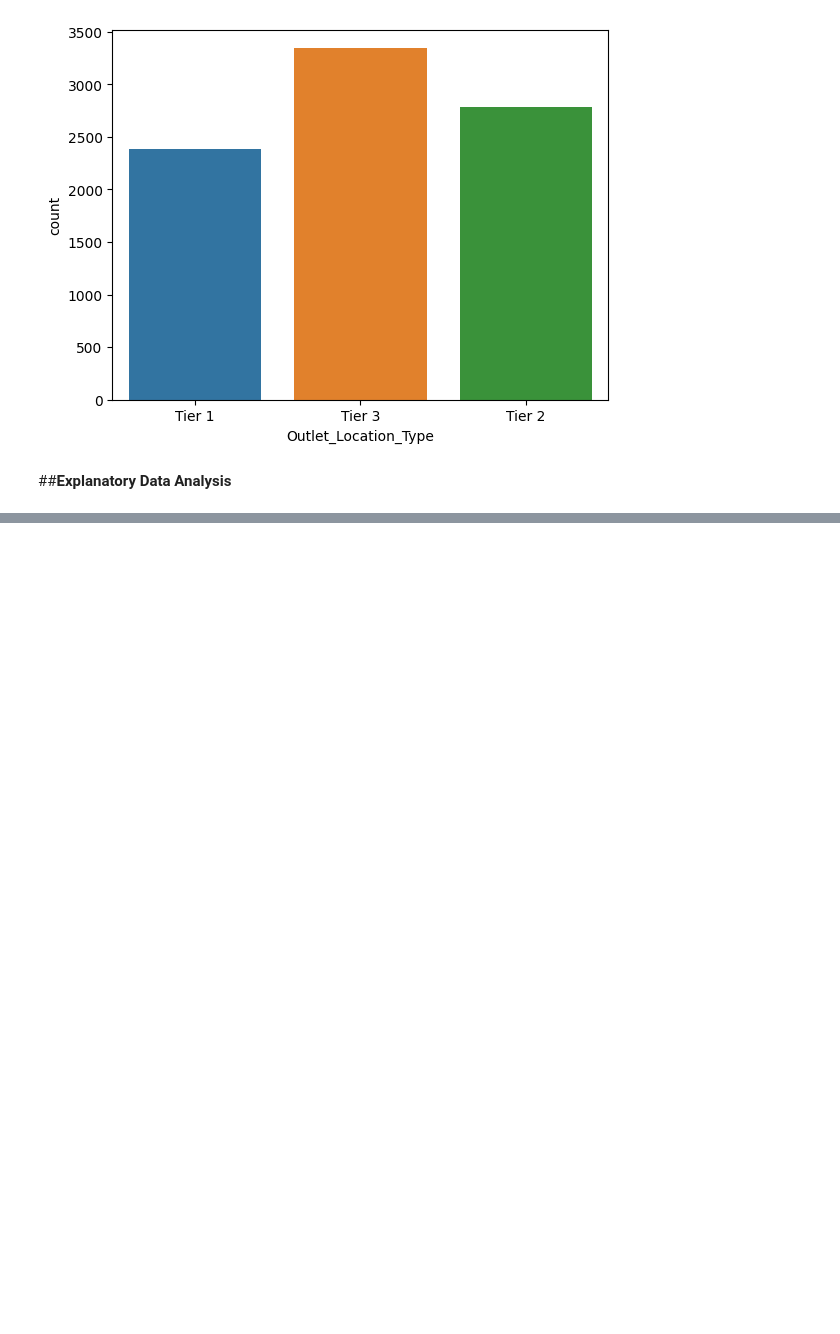
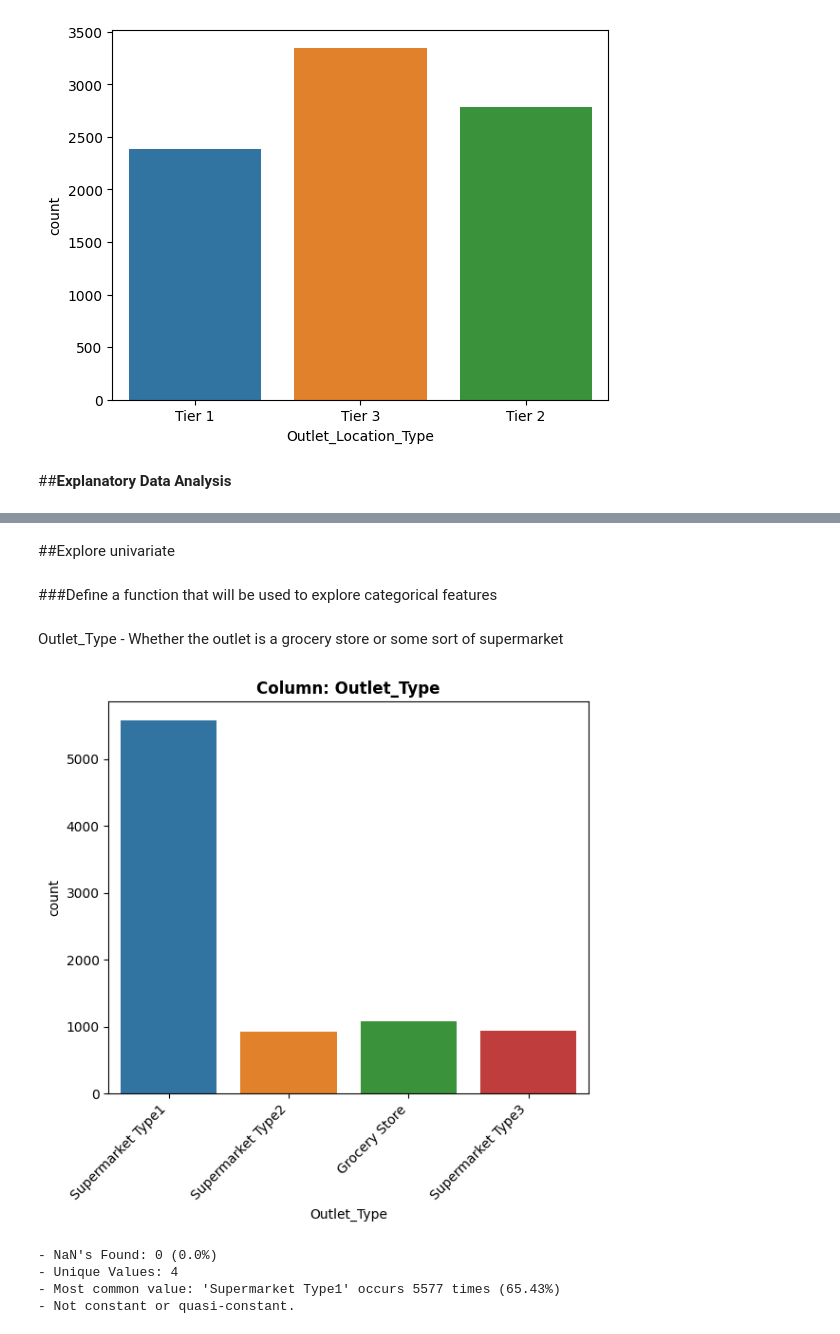
Before and after one commit to nenarossbce/Prediction-of-Product-Sales, a Jupyter notebook: Prediction_of_Product_Sales.ipynb, the cells around one changed output, grey strips where cells are left out. Cells and saved outputs as stored; diff of their text form; code cells hidden in the pictures; blank space fills up the shorter version.

```diff
--- a/Prediction_of_Product_Sales.ipynb
+++ b/Prediction_of_Product_Sales.ipynb
@@ -465,0 +510,57 @@ ax.set_xticklabels(ax.get_xticklabels());
+# %%
+#Replace placeholder "Unkown" to NaN for Outlet_Size
+df["Outlet_Size"].replace('Unkown', np.nan, inplace = True)
+# %% [markdown]
+##Explore univariate
+# %% [markdown]
+###Define a function that will be used to explore categorical features
+# %%
+# Function to explore all categorical features
+def explore_categorical(df, x, figsize = (6,6)):
+   # Before filling nulls, save null value counts and percent for printing
+  null_count = df[x].isna().sum()
+  null_perc = null_count/len(df)* 100
+   # Create figure with desired figsize
+  fig, ax = plt.subplots(figsize=figsize)
+  # Plotting a count plot
+  sns.countplot(data=df, x=x, ax=ax)
+  # Rotate Tick Labels for long names
+  ax.set_xticklabels(ax.get_xticklabels(), rotation=45, ha='right')
+  # Add a title with the feature name included
+  ax.set_title(f"Column: {x}", fontweight='bold')
+
+  # Fix layout and show plot (before print statements)
+  fig.tight_layout()
+  plt.show()
+
+  # Print null value info
+  print(f"- NaN's Found: {null_count} ({round(null_perc,2)}%)")
+  # Print cardinality info
+  nunique = df[x].nunique()
+  print(f"- Unique Values: {nunique}")
+  # First find value counts of feature
+  val_counts = df[x].value_counts(dropna=False)
+  # Define the most common value
+  most_common_val = val_counts.index[0]
+  # Define the frequency of the most common value
+  freq = val_counts.values[0]
+  # Calculate the percentage of the most common value
+  perc_most_common = freq / len(df) * 100
+  # Print the results
+  print(f"- Most common value: '{most_common_val}' occurs {freq} times ({round(perc_most_common,2)}%)")
+  # print message if quasi-constant or constant (most common val more than 98% of data)
+  if perc_most_common > 98:
+    print(f"\n- [!] Warning: '{x}' is a constant or quasi-constant feature and should be dropped.")
+  else:
+    print("- Not constant or quasi-constant.")
+  return fig, ax
+# %% [markdown]
+Outlet_Type - 	Whether the outlet is a grocery store or some sort of supermarket
+# %%
+explore_categorical(df, 'Outlet_Type');
+# %% [output]
+[figure, added]
+- NaN's Found: 0 (0.0%)
+- Unique Values: 4
+- Most common value: 'Supermarket Type1' occurs 5577 times (65.43%)
+- Not constant or quasi-constant.
```
Also changed, not shown: parts of 64 cells of this notebook.
